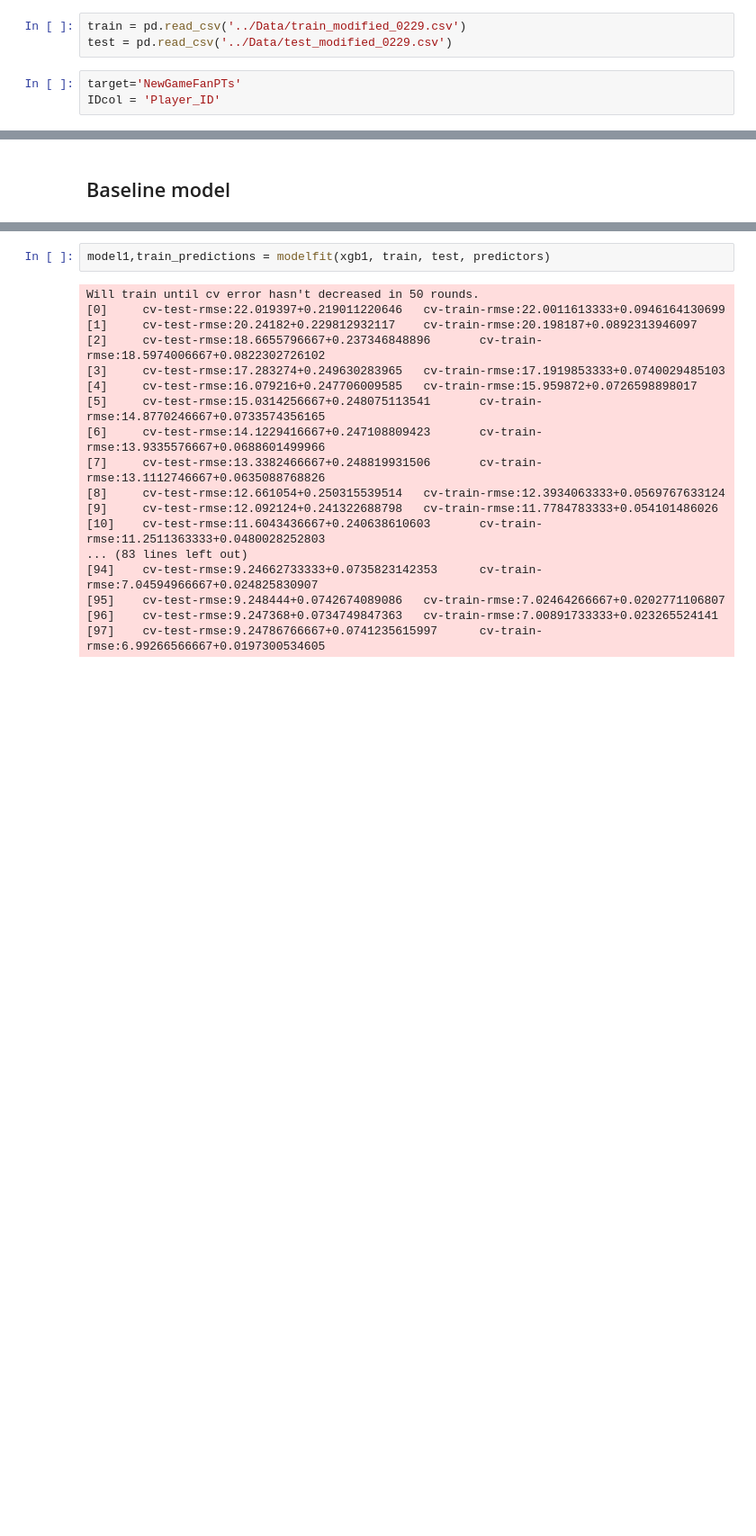
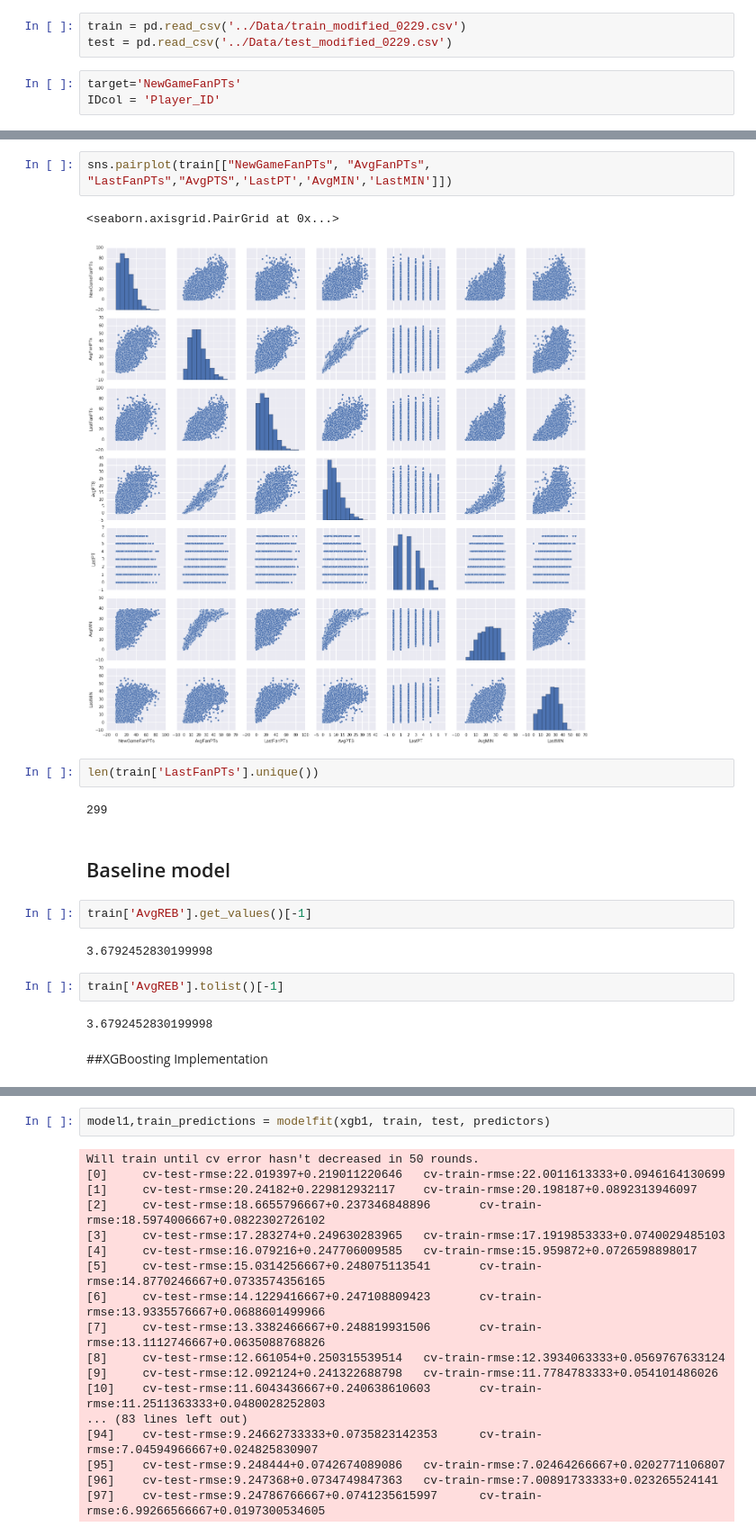
Before and after one commit to jpzhangvincent/NBAFantasySportBetting-ML-project, a Jupyter notebook: Predict FanPTs/XGBoosting for regression - Predict FanPTs.ipynb, the cells around one changed output, grey strips where cells are left out. Shown at 90% size. Saved outputs shown, nothing was run; the diff lists cells and outputs as text; blank space fills up the shorter version.

```diff
--- a/Predict FanPTs/XGBoosting for regression - Predict FanPTs.ipynb
+++ b/Predict FanPTs/XGBoosting for regression - Predict FanPTs.ipynb
@@ -56,2 +45,21 @@ def modelfit(alg, dtrain, dtest, predictors,useTrainCV=True, cv_folds=3, early_s
+# %%
+sns.pairplot(train[["NewGameFanPTs", "AvgFanPTs", "LastFanPTs","AvgPTS",'LastPT','AvgMIN','LastMIN']])
+# %% [output]
+<seaborn.axisgrid.PairGrid at 0x...>
+[figure, added]
+# %%
+len(train['LastFanPTs'].unique())
+# %% [output]
+299
 # %% [markdown]
 ## Baseline model
+# %%
+train['AvgREB'].get_values()[-1]
+# %% [output]
+3.6792452830199998
+# %%
+train['AvgREB'].tolist()[-1]
+# %% [output]
+3.6792452830199998
+# %% [markdown]
+##XGBoosting Implementation
```
Also changed, not shown: parts of 17 cells of this notebook, 3 other files.
